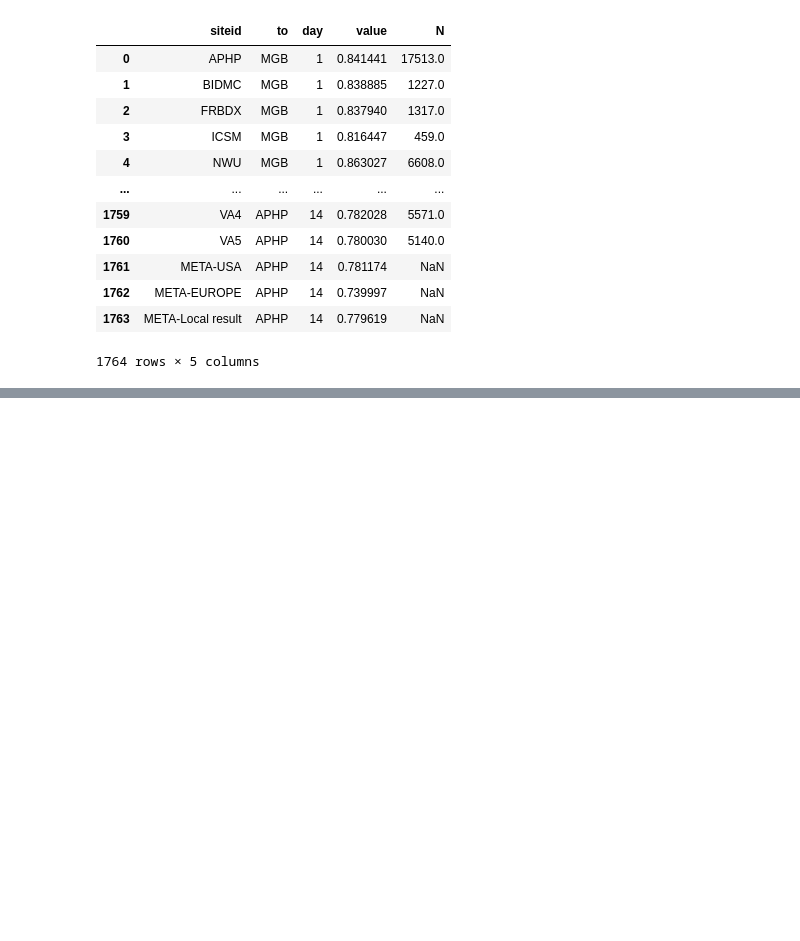
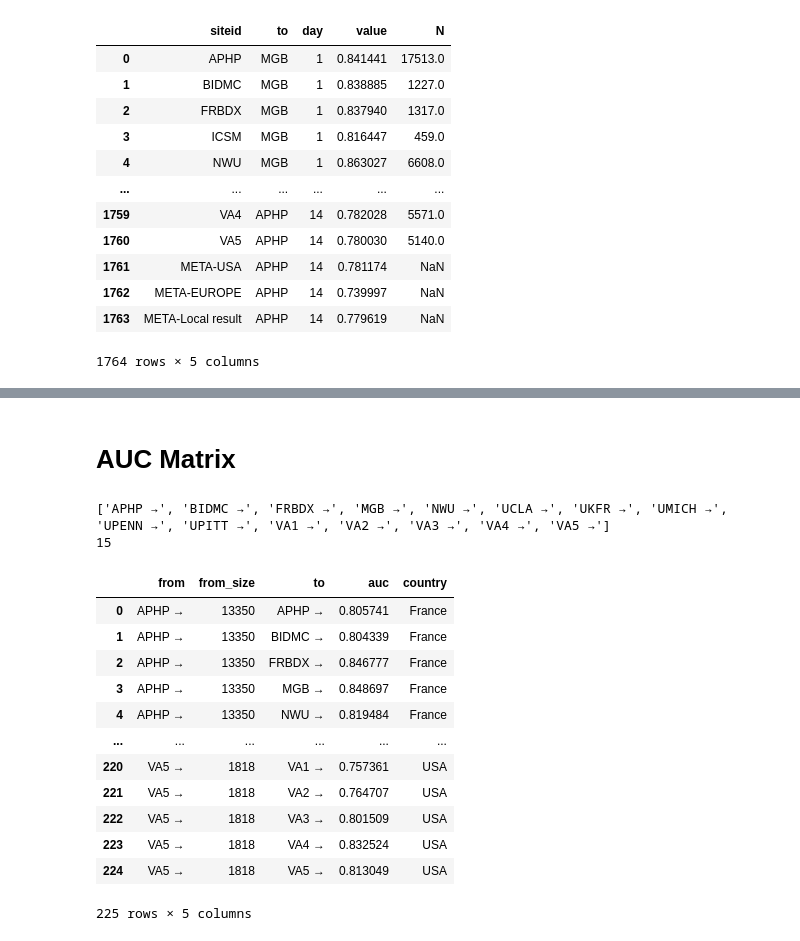
Before and after one commit to covidclinical/visualization-notebooks, a Jupyter notebook: notebooks/2.1.new_figures_for_phase_1.1_paper.ipynb, the cells around one changed output, grey strips where cells are left out. Cells and saved outputs as stored; diff of their text form; code cells hidden in the pictures; blank space fills up the shorter version.

Commit message:
Update for Phase 1.1

```diff
--- a/notebooks/2.1.new_figures_for_phase_1.1_paper.ipynb
+++ b/notebooks/2.1.new_figures_for_phase_1.1_paper.ipynb
@@ -2427,3 +2069,60 @@ plot = apply_theme(
 plot
 # %% [output]
 [interactive output not drawn]
+# %% [markdown]
+# AUC Matrix
+# %%
+df = pd.read_csv(join("..", "data", "Phase2.1SurvivalRSummariesPublic", "ToShare", "table.auc.port.toShare.csv"))
+
+df = df.rename(columns={"site.from": "from", 'site.to': 'to', 'N.from': 'from_size'})
+
+site_to_contry = {
+    'APHP': 'France',
+    'FRBDX': 'France',
+    'UKFR': 'France',
+    'BIDMC': 'Germany',
+    'MGB': 'USA',
+    'NWU': 'USA',
+    'UCLA': 'USA',
+    'UMICH': 'USA',
+    'UPENN': 'USA',
+    'UPITT': 'USA',
+    'VA1': 'USA',
+    'VA2': 'USA',
+    'VA3': 'USA',
+    'VA4': 'USA',
+    'VA5': 'USA'
+}
+
+df['country'] = df['from'].apply(lambda x: site_to_contry[x])
+
+df['from'] = df['from'].apply(lambda x: f"{x} →")
+df['to'] = df['to'].apply(lambda x: f"{x} →") # ←
+
+
+countries = ['USA', 'France', 'Germany'] # , 'ITALY']
+country_colors = ['#D45E00', '#0072B2', '#029F73'] # , '#B2AA2F']
+
+# df = pd.melt(df, id_vars=['siteid', 'to'], var_name='day', value_name='value')
+
+unique_sites = df['from'].unique().tolist()
+print(unique_sites)
+print(len(unique_sites))
+
+df
+# %% [output]
+['APHP →', 'BIDMC →', 'FRBDX →', 'MGB →', 'NWU →', 'UCLA →', 'UKFR →', 'UMICH →', 'UPENN →', 'UPITT →', 'VA1 →', 'VA2 →', 'VA3 →', 'VA4 →', 'VA5 →']
+15
+|  | from | from_size | to | auc | country |
+| 0 | APHP → | 13350 | APHP → | 0.805741 | France |
+| 1 | APHP → | 13350 | BIDMC → | 0.804339 | France |
+| 2 | APHP → | 13350 | FRBDX → | 0.846777 | France |
+| 3 | APHP → | 13350 | MGB → | 0.848697 | France |
+| 4 | APHP → | 13350 | NWU → | 0.819484 | France |
+| ... | ... | ... | ... | ... | ... |
+| 220 | VA5 → | 1818 | VA1 → | 0.757361 | USA |
+| 221 | VA5 → | 1818 | VA2 → | 0.764707 | USA |
+| 222 | VA5 → | 1818 | VA3 → | 0.801509 | USA |
+| 223 | VA5 → | 1818 | VA4 → | 0.832524 | USA |
+| 224 | VA5 → | 1818 | VA5 → | 0.813049 | USA |
+225 rows × 5 columns
```
Also changed, not shown: parts of 9 cells of this notebook, 5 other files.
